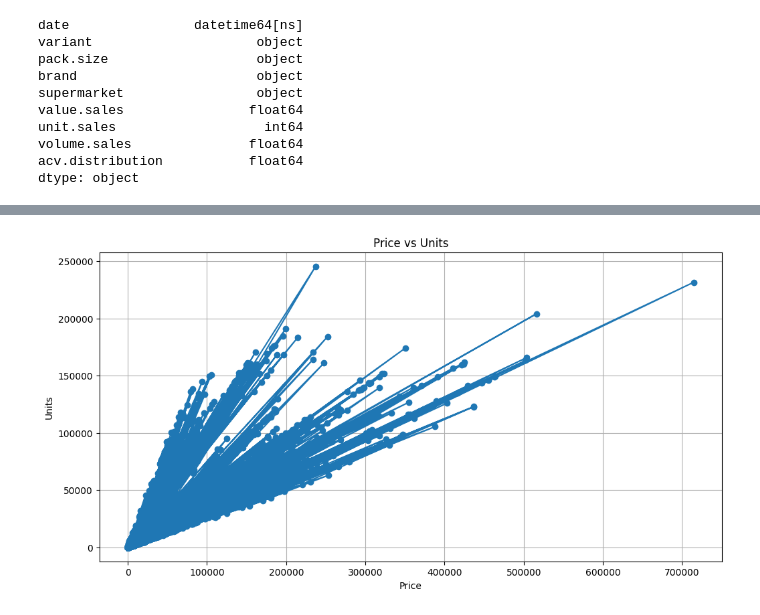
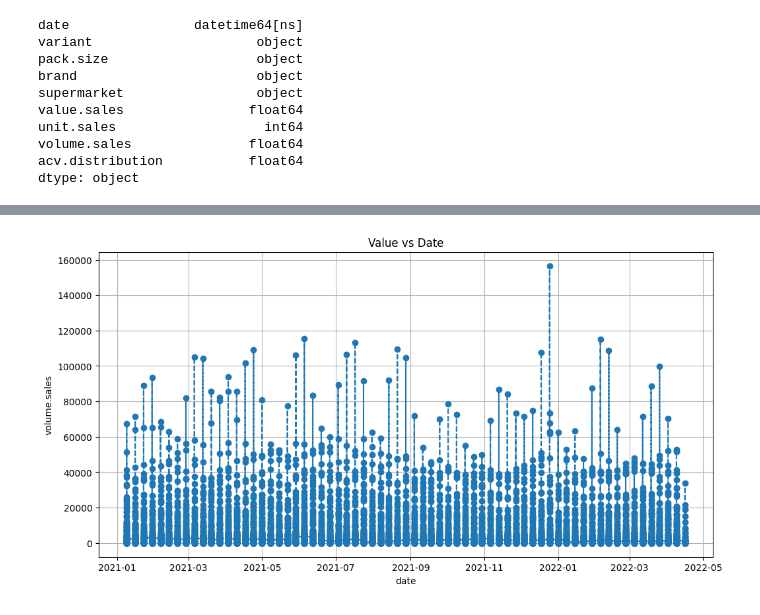
Before and after one commit to oscarjibou/BT-DataAnalysis, a Jupyter notebook: main.ipynb, the cells around one changed output, grey strips where cells are left out. Saved outputs shown, nothing was run; the diff lists cells and outputs as text; code cells hidden in the pictures.

```diff
--- a/main.ipynb
+++ b/main.ipynb
@@ -27,3 +38,9 @@ unit.sales                   int64
 volume.sales               float64
 acv.distribution           float64
 dtype: object
+# %%
+# convert date column in index column
+
+data = raw_data.copy()
+data.set_index("date", inplace=True)
+data.head()
@@ -30,10 +55,15 @@ dtype: object
 # %%
-plt.figure(figsize=(12, 6))
-plt.plot(raw_data["value.sales"], raw_data["unit.sales"], marker="o", linestyle="--")
-plt.xlabel("Price")
-plt.ylabel("Units")
-plt.title("Price vs Units")
-plt.grid(True)
-plt.show()
+def plot_series(data, variable, title=None):
+    plt.figure(figsize=(12, 6))
+    plt.plot(data[variable], marker="o", linestyle="--")
+    plt.xlabel("date")
+    plt.ylabel(variable)
+    plt.title(title)
+    plt.grid(True)
+    plt.show()
+
+
+# plot of the first 100 data points
+plot_series(data.head(10000), "volume.sales", title="Value vs Date")
 # %% [output]
-[figure, old version]
+[figure, new version]
```
Also changed, not shown: parts of 9 cells of this notebook, 2 other files.
